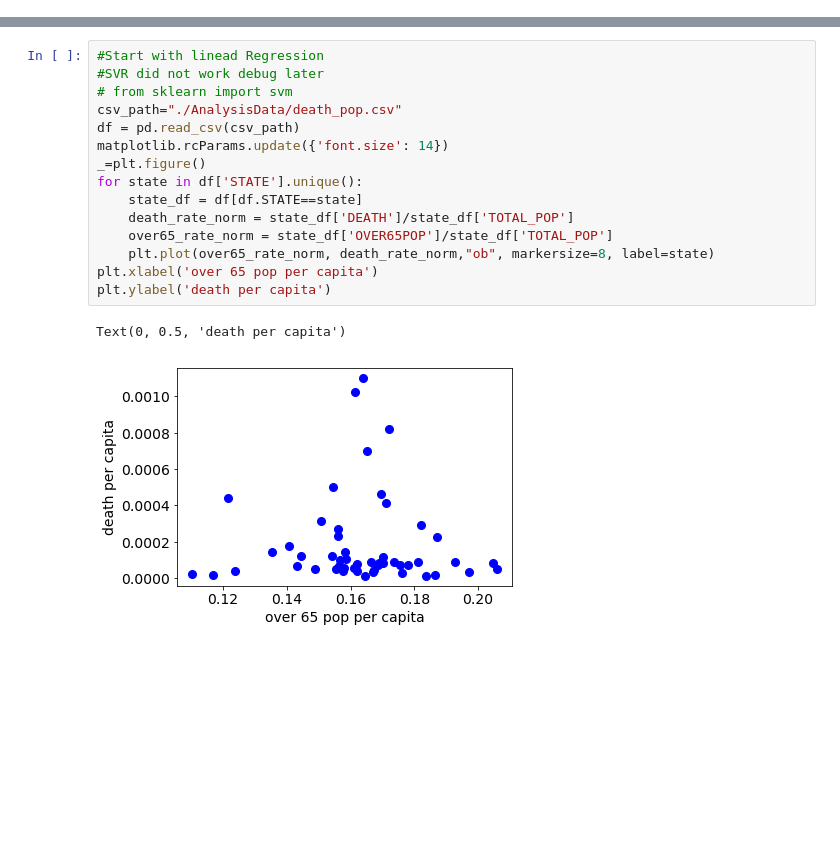
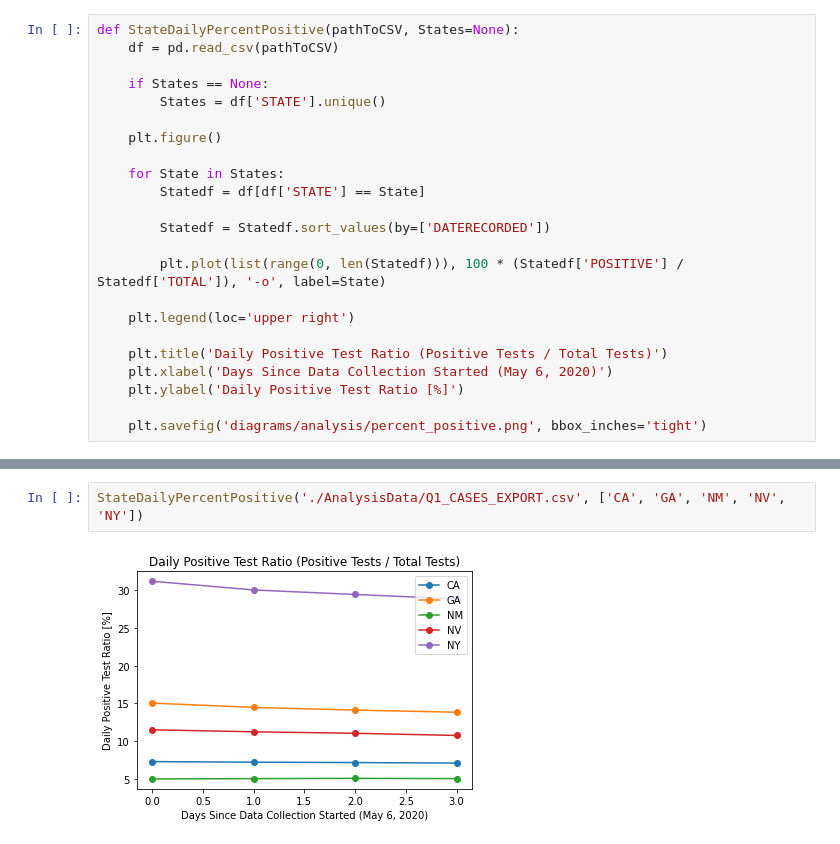
Before and after one commit to sahba-t/covidTracker, a Jupyter notebook: Analysis.ipynb, the cells around one changed output, grey strips where cells are left out. Cells and saved outputs as stored; diff of their text form; blank space fills up the shorter version.

```diff
--- a/Analysis.ipynb
+++ b/Analysis.ipynb
@@ -78,0 +100,23 @@ def StateTotalCases(pathToCSV, States=None):
+# %%
+def StateDailyPercentPositive(pathToCSV, States=None):
+    df = pd.read_csv(pathToCSV)
+
+    if States == None:
+        States = df['STATE'].unique()
+
+    plt.figure()
+
+    for State in States:
+        Statedf = df[df['STATE'] == State]
+
+        Statedf = Statedf.sort_values(by=['DATERECORDED'])
+
+        plt.plot(list(range(0, len(Statedf))), 100 * (Statedf['POSITIVE'] / Statedf['TOTAL']), '-o', label=State)
+
+    plt.legend(loc='upper right')
+
+    plt.title('Daily Positive Test Ratio (Positive Tests / Total Tests)')
+    plt.xlabel('Days Since Data Collection Started (May 6, 2020)')
+    plt.ylabel('Daily Positive Test Ratio [%]')
+
+    plt.savefig('diagrams/analysis/percent_positive.png', bbox_inches='tight')
@@ -214,18 +213,4 @@ for state in ['CA', 'GA', 'NM', 'NY']:
-# %%
-#Start with linead Regression
-#SVR did not work debug later
-# from sklearn import svm
-csv_path="./AnalysisData/death_pop.csv"
-df = pd.read_csv(csv_path)
-matplotlib.rcParams.update({'font.size': 14})
-_=plt.figure()
-for state in df['STATE'].unique():
-    state_df = df[df.STATE==state]
-    death_rate_norm = state_df['DEATH']/state_df['TOTAL_POP']
-    over65_rate_norm = state_df['OVER65POP']/state_df['TOTAL_POP']
-    plt.plot(over65_rate_norm, death_rate_norm,"ob", markersize=8, label=state)
-plt.xlabel('over 65 pop per capita')
-plt.ylabel('death per capita')
-# %% [output]
-Text(0, 0.5, 'death per capita')
-[figure, removed]
+# %%
+StateDailyPercentPositive('./AnalysisData/Q1_CASES_EXPORT.csv', ['CA', 'GA', 'NM', 'NV', 'NY'])
+# %% [output]
+[figure, added]
```
Also changed, not shown: parts of 15 cells of this notebook, 15 other files.
